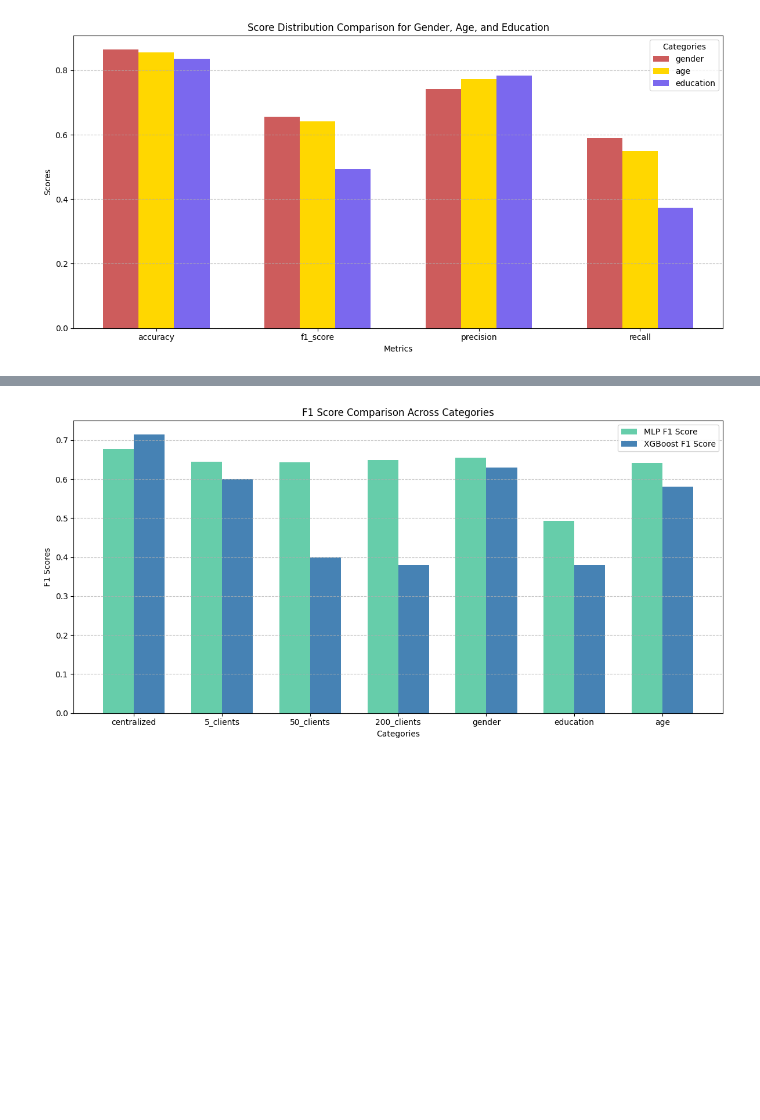
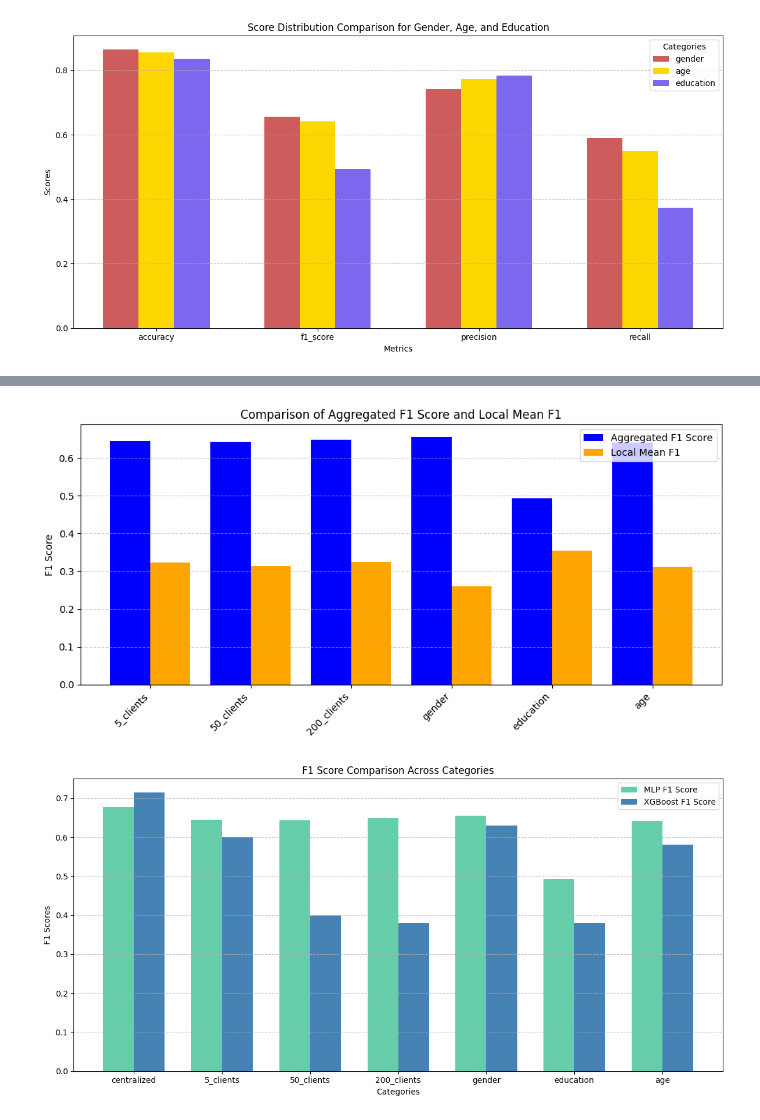
Before and after one commit to Aruaci/FML_2025_Assignment_1, a Jupyter notebook: MLP/Multilayer_Perceptron.ipynb, the cells around one changed output, grey strips where cells are left out. Cells and saved outputs as stored; diff of their text form; code cells hidden in the pictures; blank space fills up the shorter version.

```diff
--- a/Multilayer_Perceptron.ipynb
+++ b/MLP/Multilayer_Perceptron.ipynb
@@ -535,3 +726,34 @@ plt.show()
+# %%
+categories = []
+f1_scores = []
+local_mean_f1s = []
+
+for category, metrics in averages.items():
+    if "f1_score" in metrics and "local_mean_f1" in metrics:
+        categories.append(category)
+        f1_scores.append(metrics["f1_score"])
+        local_mean_f1s.append(metrics["local_mean_f1"])
+
+categories = np.array(categories)
+f1_scores = np.array(f1_scores)
+local_mean_f1s = np.array(local_mean_f1s)
+
+x = np.arange(len(categories))
+
+plt.figure(figsize=(10, 5))
+plt.bar(x - 0.2, f1_scores, width=0.4, label="Aggregated F1 Score", color="blue")
+plt.bar(x + 0.2, local_mean_f1s, width=0.4, label="Local Mean F1", color="orange")
+
+plt.xticks(x, categories, rotation=45, ha="right")
+plt.ylabel("F1 Score")
+plt.title("Comparison of Aggregated F1 Score and Local Mean F1")
+plt.legend()
+plt.grid(axis="y", linestyle="--", alpha=0.6)
+
+plt.tight_layout()
+plt.show()
+# %% [output]
+[figure, added]
 # %%
 f1_scores = {category: averages[category]['f1_score'] for category in averages}
 xgboost_f1_scores = [0.7140, 0.6, 0.4, 0.38, 0.63, 0.38, 0.58]
```
Also changed, not shown: parts of 25 cells of this notebook, 10 other files.
